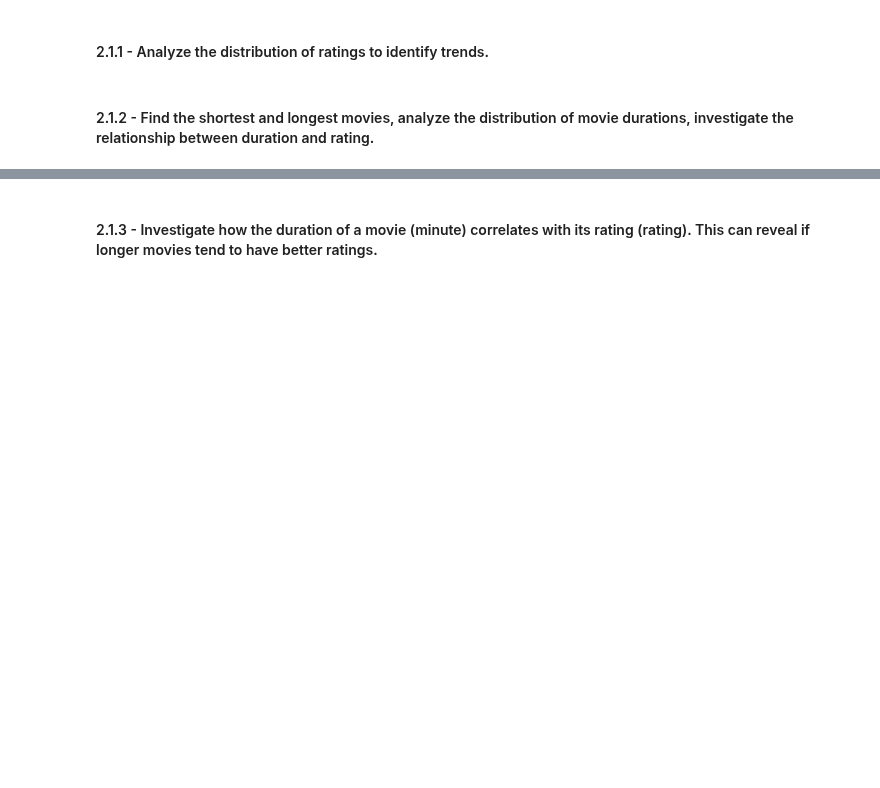
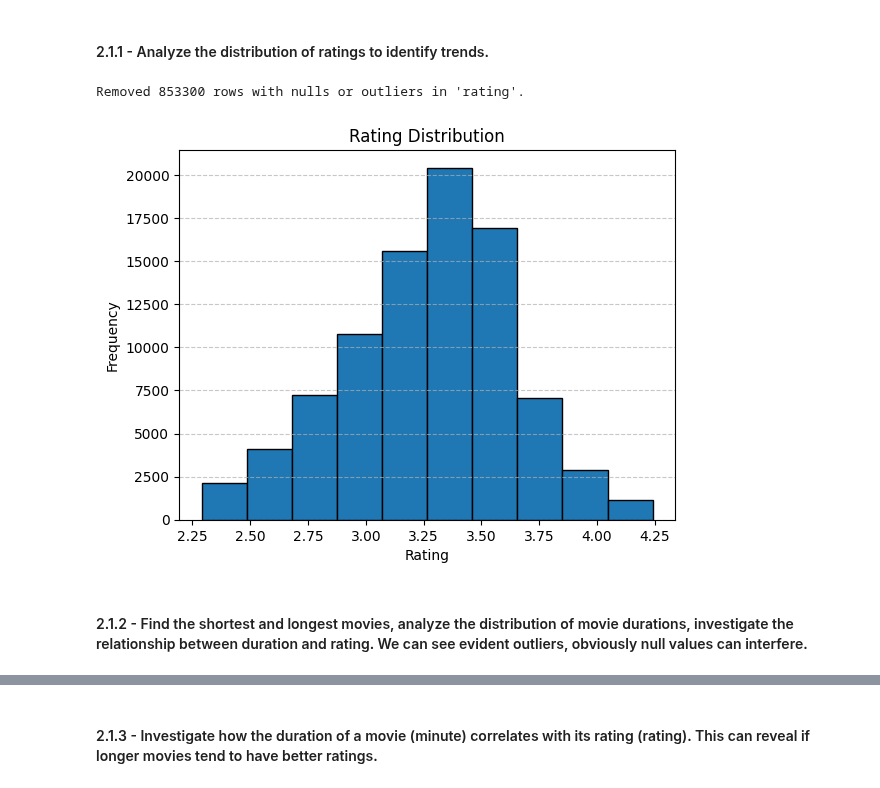
Before and after one commit to SacchettiLorenzo/IUMTWEB_DataAnalysis, a Jupyter notebook: data cleaning/DataCleaning.ipynb, the cells around one changed output, grey strips where cells are left out. Saved outputs shown, nothing was run; the diff lists cells and outputs as text; code cells hidden in the pictures; blank space fills up the shorter version.

Commit message:
fix movies analysis add some actors analysis

```diff
--- a/data cleaning/DataCleaning.ipynb
+++ b/data cleaning/DataCleaning.ipynb
@@ -567,10 +1150,24 @@ movies_df
 # %%
 from matplotlib import pyplot as plt
 
-movies_df['rating'].plot(kind='hist', bins=10, title='Rating Distribution', edgecolor='black')
+# Filter nulls and outliers for 'rating'
+filtered_df = movies_df[movies_df['rating'].notnull()]
+q1, q3 = filtered_df['rating'].quantile([0.25, 0.75])
+iqr = q3 - q1
+lower_bound = q1 - 1.5 * iqr
+upper_bound = q3 + 1.5 * iqr
+filtered_df = filtered_df[(filtered_df['rating'] >= lower_bound) & (filtered_df['rating'] <= upper_bound)]
+
+print(f"Removed {len(movies_df) - len(filtered_df)} rows with nulls or outliers in 'rating'.")
+
+# Plot
+filtered_df['rating'].plot(kind='hist', bins=10, title='Rating Distribution', edgecolor='black')
 plt.xlabel('Rating')
 plt.ylabel('Frequency')
 plt.grid(axis='y', linestyle='--', alpha=0.7)
 plt.show()
+# %% [output]
+Removed 853300 rows with nulls or outliers in 'rating'.
+[figure, added]
 # %% [markdown]
-#### 2.1.2 - Find the shortest and longest movies, analyze the distribution of movie durations, investigate the relationship between duration and rating.
+#### 2.1.2 - Find the shortest and longest movies, analyze the distribution of movie durations, investigate the relationship between duration and rating. We can see evident outliers, obviously null values can interfere.
```
Also changed, not shown: parts of 79 cells of this notebook.
